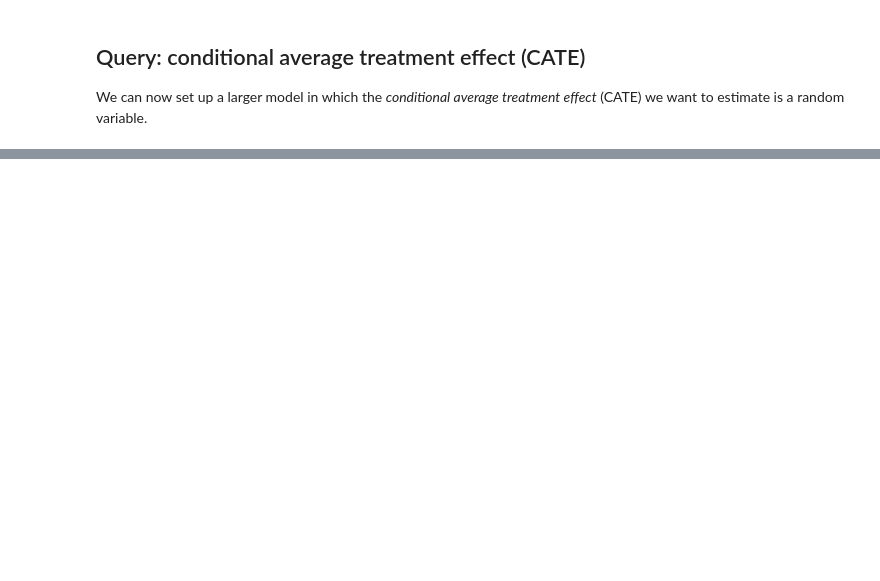
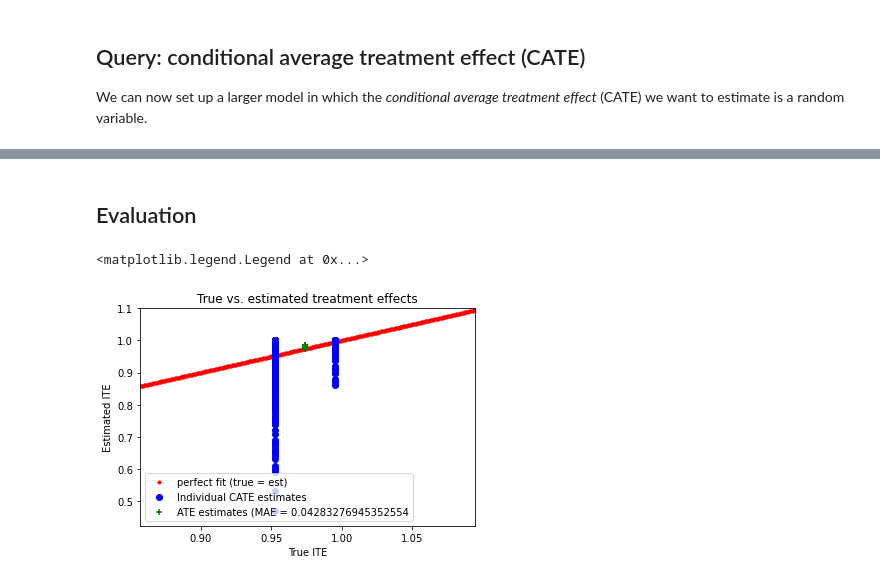
Before and after one commit to BasisResearch/chirho, a Jupyter notebook: docs/source/cevae.ipynb, the cells around one changed output, grey strips where cells are left out. Drawn from its saved outputs; the diff is of its cells as text; code cells hidden in the pictures; blank space fills up the shorter version.

```diff
--- a/docs/source/cevae.ipynb
+++ b/docs/source/cevae.ipynb
@@ -94,3 +262,23 @@ The CATE is the expected return value of this new model, conditioning on
 the observed covariates $X$. Any inference method available in Pyro
 could be used to estimate it, including amortized variational inference
 [@kingma2013auto] as in the original paper [@louizos2017causal].
+# %%
+pyro.clear_param_store()
+num_iterations = 2500
+x_pred_data = x_test.clone().detach()
+whiten = PreWhitener(x_pred_data)
+
+cate_model_fit = pyro.poutine.block(hide_types=["param",])(
+    pyro.infer.config_enumerate(cate_model))
+cate_guide = pyro.infer.autoguide.AutoNormal(pyro.poutine.block(cate_model_fit, hide=['t', 'y_observed', 'y_unobserved']))
+elbo = pyro.infer.TraceEnum_ELBO()
+
+adam = pyro.optim.Adam({"lr": learning_rate, "weight_decay": weight_decay})
+svi = pyro.infer.SVI(cate_model_fit, cate_guide, adam, elbo)
+
+for j in range(num_iterations):
+    # calculate the loss and take a gradient step
+    x_data = whiten(x_pred_data)
+    loss = svi.step(x_pred_data)
+    if j % 100 == 0:
+        print("[iteration %04d] loss: %.4f" % (j + 1, loss / len(x_pred_data)))
@@ -96,0 +303,30 @@ could be used to estimate it, including amortized variational inference
+# %% [markdown]
+## Evaluation
+# %%
+predictive = pyro.infer.Predictive(cate_model, guide=cate_guide, num_samples=100, return_sites=("t", "x", "z", "y_unobserved",))
+preds = predictive(x_pred_data)
+ys_pred, t_pred, zs_pred = preds["y_unobserved"], preds["t"], preds["z"]
+
+est_ites = ys_pred[..., 1, 0, :] - ys_pred[..., 0, 1, :]
+
+cate = est_ites.mean(0)
+true_ate = true_ite.mean()
+est_ate = est_ites.mean(-1)
+
+mae_ate = torch.abs(true_ite - est_ites).mean()
+# %%
+xmin, xmax = 0.9 * true_ite.min().item(), 1.1 * true_ite.max().item()
+ymin, ymax = 0.9 * cate.min().item(), 1.1 * cate.max().item()
+diag = torch.linspace(min(xmin, ymin), max(xmax, ymax), 1000)
+plt.scatter(diag.detach().cpu().numpy(), diag.detach().cpu().numpy(), color='red', marker='.', label='perfect fit (true = est)')
+plt.scatter(true_ite.detach().cpu().numpy(), cate.detach().cpu().numpy(), color='blue', label='Individual CATE estimates')
+plt.scatter(true_ate.expand(est_ate.shape).detach().cpu().numpy(), est_ate.detach().cpu().numpy(), color='green', marker='+', label=f'ATE estimates (MAE = {mae_ate}')
+plt.xlim(xmin, xmax)
+plt.ylim(ymin, ymax)
+plt.xlabel('True ITE')
+plt.ylabel('Estimated ITE')
+plt.title('True vs. estimated treatment effects')
+plt.legend()
+# %% [output]
+<matplotlib.legend.Legend at 0x...>
+[figure, added]
```
Also changed, not shown: parts of 13 cells of this notebook.
